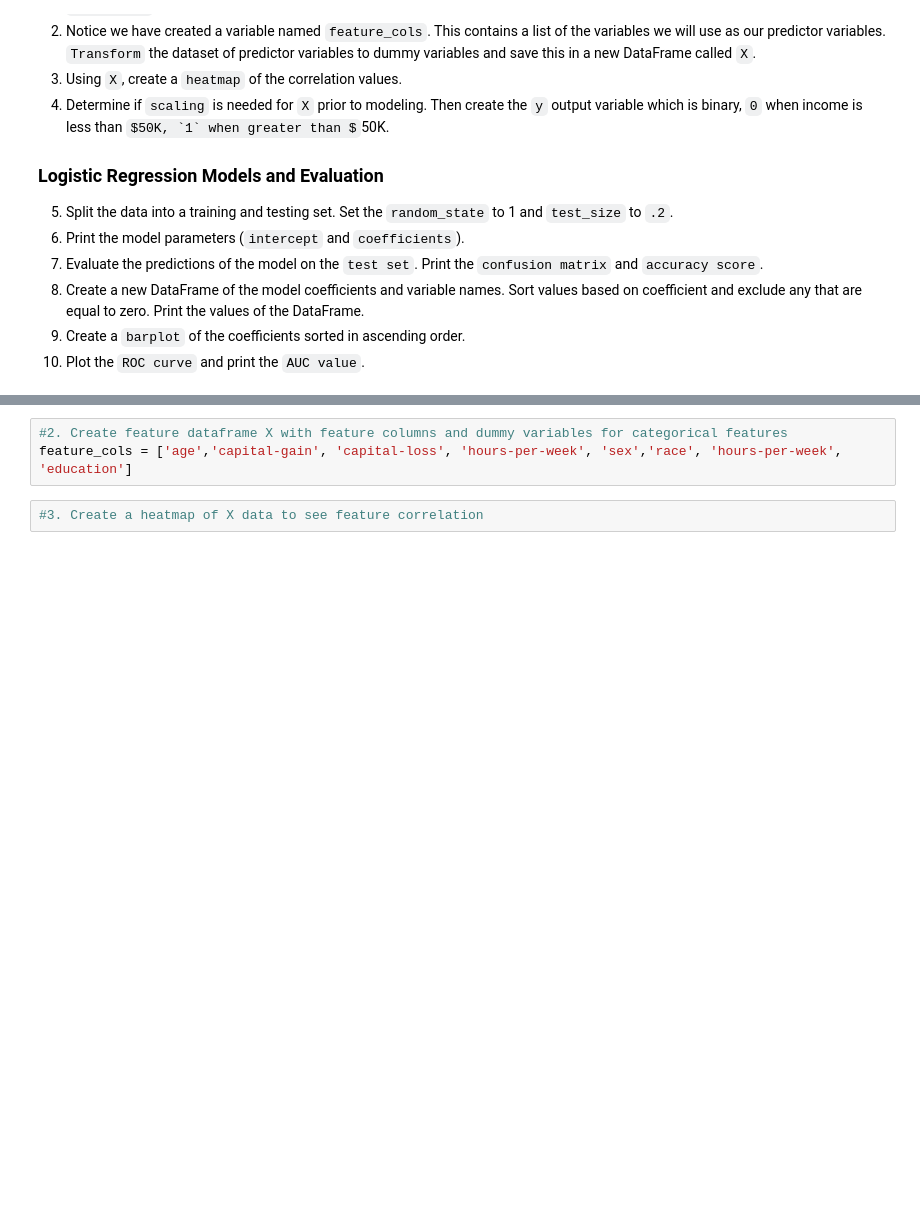
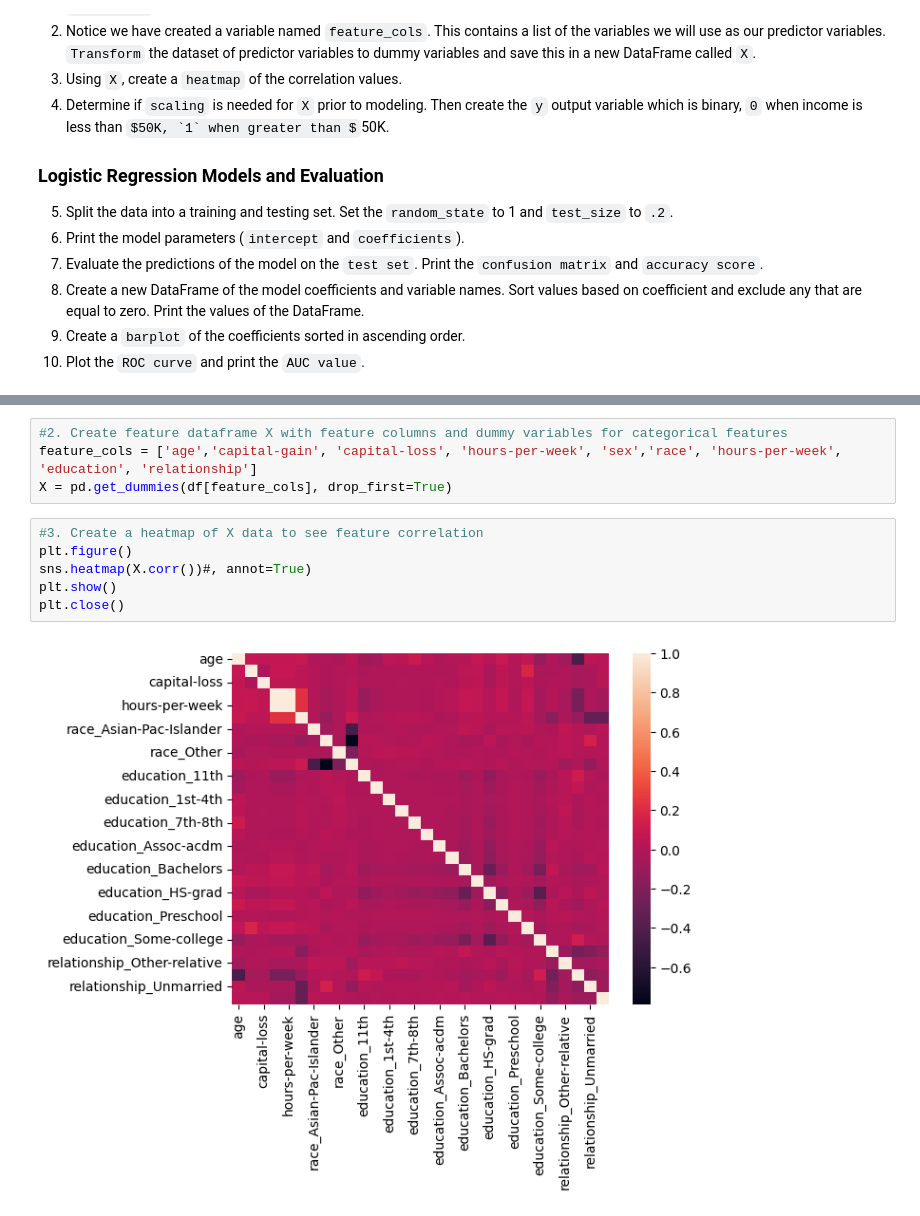
Before and after one commit to ivanxavier7/machinelearning, a Jupyter notebook: Logistic/CensusIncome.ipynb, the cells around one changed output, grey strips where cells are left out. Drawn from its saved outputs; the diff is of its cells as text; some formulas as TeX source; blank space fills up the shorter version.

```diff
--- a/Logistic/CensusIncome.ipynb
+++ b/Logistic/CensusIncome.ipynb
@@ -82,7 +88,14 @@ Accuracy Score on test set:
 # %%
 #2. Create feature dataframe X with feature columns and dummy variables for categorical features
-feature_cols = ['age','capital-gain', 'capital-loss', 'hours-per-week', 'sex','race', 'hours-per-week', 'education']
+feature_cols = ['age','capital-gain', 'capital-loss', 'hours-per-week', 'sex','race', 'hours-per-week', 'education', 'relationship']
+X = pd.get_dummies(df[feature_cols], drop_first=True)
 # %%
 #3. Create a heatmap of X data to see feature correlation
+plt.figure()
+sns.heatmap(X.corr())#, annot=True)
+plt.show()
+plt.close()
+# %% [output]
+[figure, added]
 # %%
 #4. Create output variable y which is binary, 0 when income is less than 50k, 1 when it is greater than 50k
```
Also changed, not shown: parts of 10 cells of this notebook.
